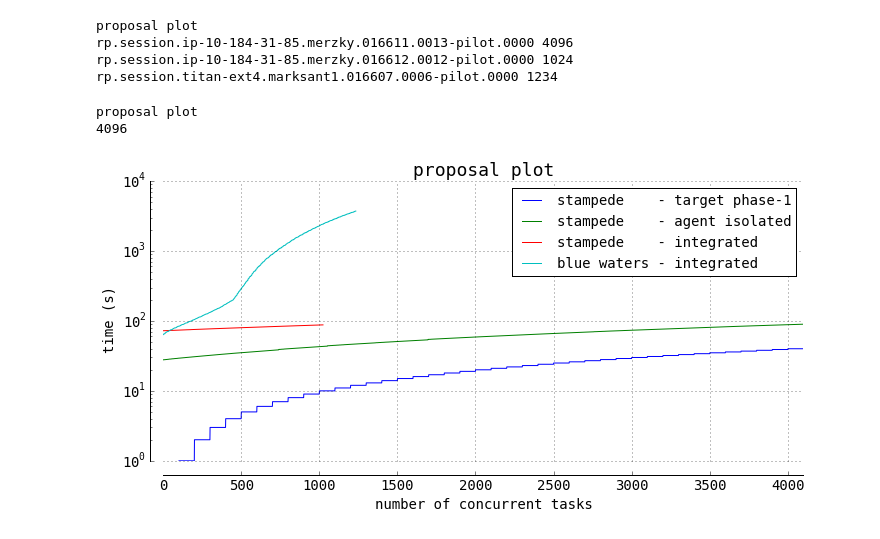
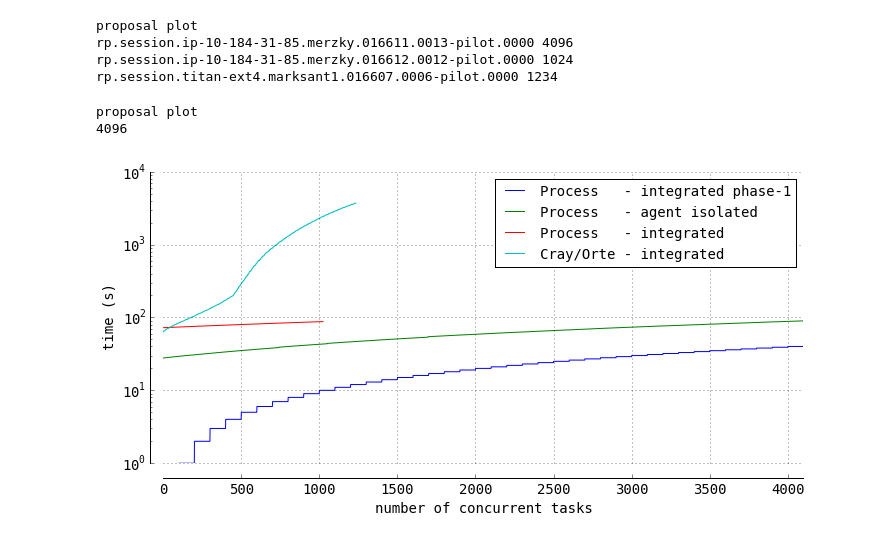
Before and after one commit to radical-experiments/rp-plot-profiles, a Jupyter notebook: plots/plot_profiles.ipynb, the cells around one changed output. Drawn from its saved outputs; the diff is of its cells as text; code cells hidden in the pictures.

```diff
--- a/plots/plot_profiles.ipynb
+++ b/plots/plot_profiles.ipynb
@@ -135,31 +135,31 @@ def plot_conc (sid, conc_frames, title=None, labels=[]):
 # %%
 
 for exp in conc_frames:
     print exp
 
     plot_frames = list()
 
     # add a frame for target perf, as a copy of the first frame
     tgt = conc_frames[exp][0].copy()
     print len(tgt)
 
     for i in range(len(tgt)):
         tgt.ix[i,1] = i/100
 
    # for index, row in tgt.iterrows():
    #   #  print index, row
    #     row.cu_num = row.time * 100
    #     #tgt.loc[index, ""] = "I am working! {}".format(row["B"])
 
     plot_frames.append(tgt)
     for f in conc_frames[exp]:
         plot_frames.append(f)
 
-    plot_conc(sid, plot_frames, title=exp, labels=['stampede    - target phase-1',
-                                                   'stampede    - agent isolated',
-                                                   'stampede    - integrated',
-                                                   'blue waters - integrated'])
+    plot_conc(sid, plot_frames, title=None, labels=['Process   - integrated phase-1',
+                                                    'Process   - agent isolated',
+                                                    'Process   - integrated',
+                                                    'Cray/Orte - integrated'])
 # %% [output]
 proposal plot
 4096
-[figure, old version]
+[figure, new version]
```
Also changed, not shown: 2 other files.
